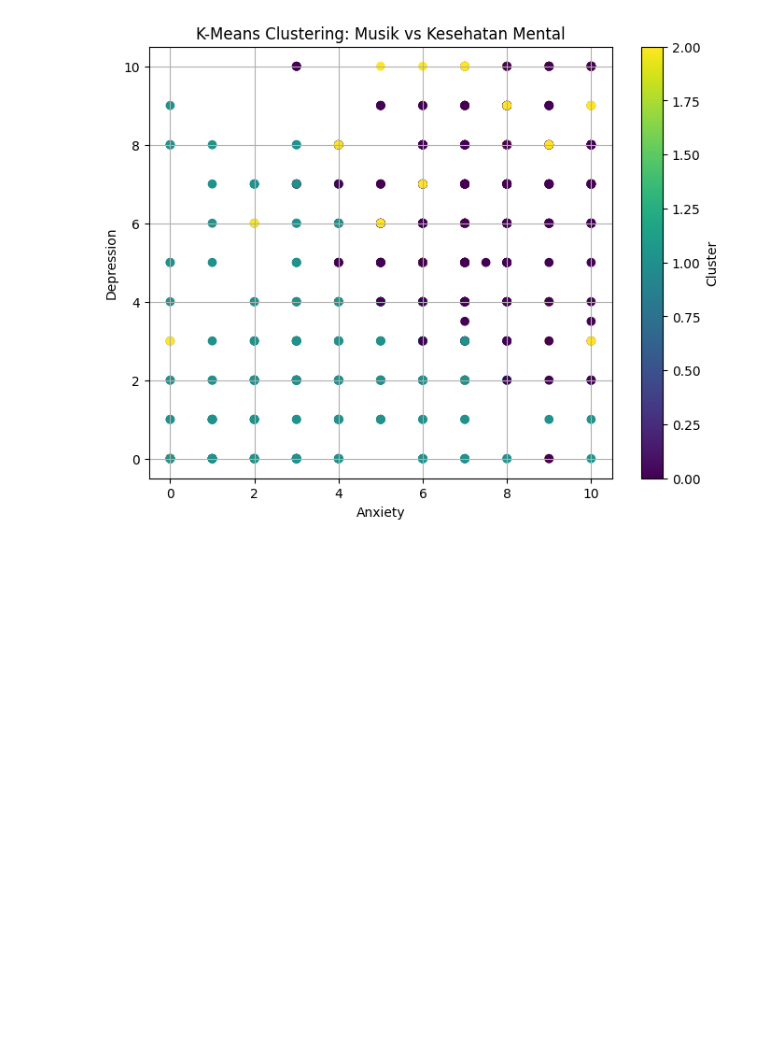
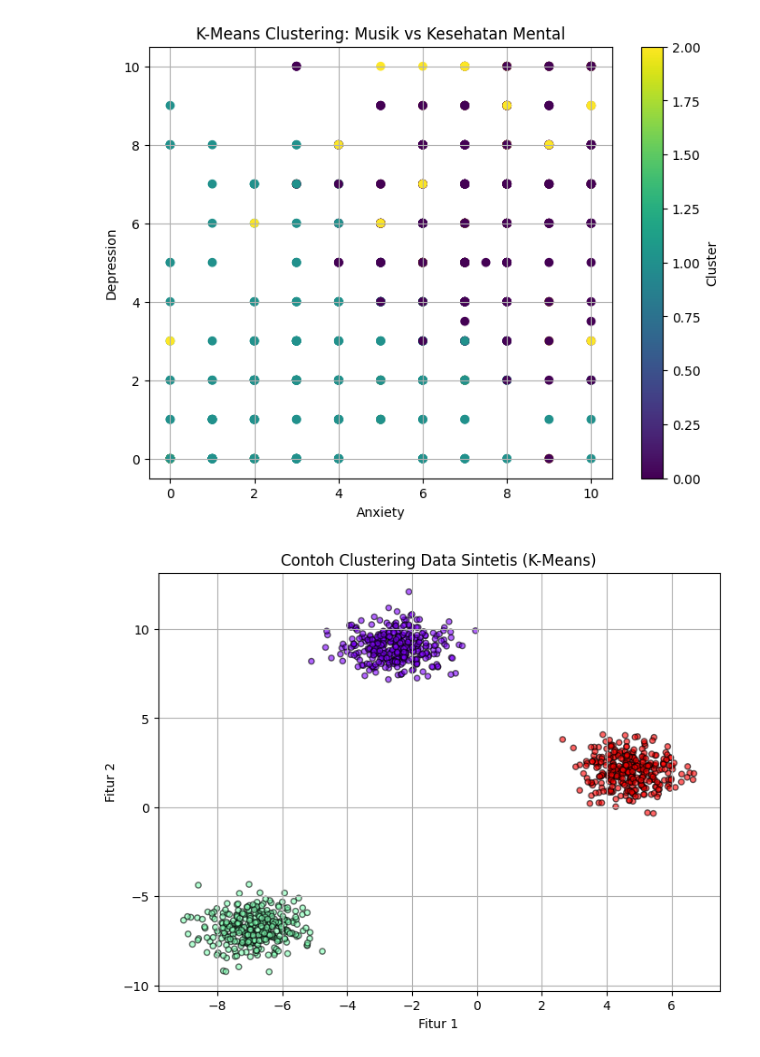
Before and after one commit to MasDapaaa/psychological-music-clustering, a Jupyter notebook: kmeans_clustering.ipynb, the cells around one changed output. Cells and saved outputs as stored; diff of their text form; code cells hidden in the pictures; blank space fills up the shorter version.

```diff
--- a/kmeans_clustering.ipynb
+++ b/kmeans_clustering.ipynb
@@ -40,0 +45,18 @@ plt.show()
+# %%
+# Generate data sintetis
+X, _ = make_blobs(n_samples=1000, centers=3, cluster_std=0.8, random_state=42)
+# %%
+# Clustering
+kmeans = KMeans(n_clusters=3, random_state=42)
+labels = kmeans.fit_predict(X)
+# %%
+# Visualisasi
+plt.figure(figsize=(8,6))
+plt.scatter(X[:, 0], X[:, 1], c=labels, cmap='rainbow', s=20, edgecolor='k', alpha=0.6)
+plt.title('Clustering Data Sintetis (K-Means)')
+plt.xlabel('Fitur 1')
+plt.ylabel('Fitur 2')
+plt.grid(True)
+plt.show()
+# %% [output]
+[figure, added]
```
Also changed, not shown: parts of 1 cell of this notebook, 1 other file.
